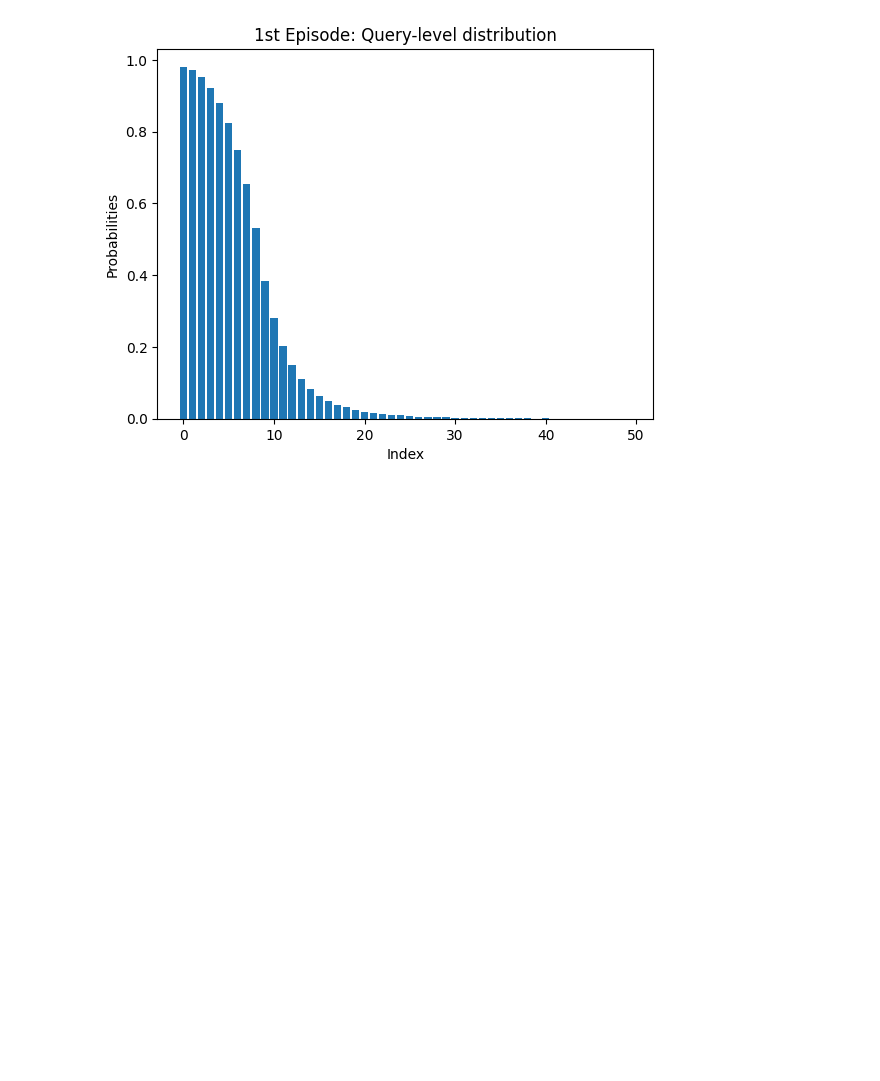
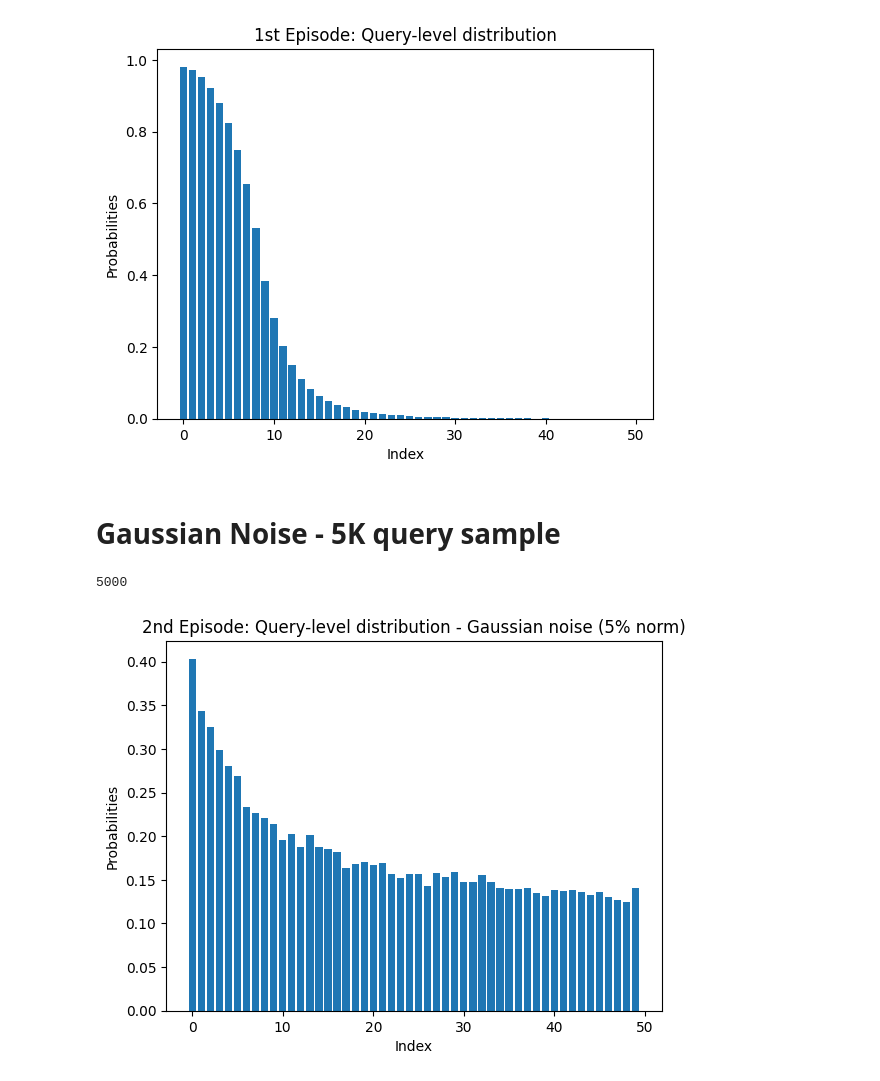
Before and after one commit to JMVCoelho/tevatron, a Jupyter notebook: plots.ipynb, the cells around one changed output. Cells and saved outputs as stored; diff of their text form; code cells hidden in the pictures; blank space fills up the shorter version.

Commit message:
update experiment w/ group-level sampling

```diff
--- a/plots.ipynb
+++ b/plots.ipynb
@@ -1101,3 +1101,47 @@ plt.title('1st Episode: Query-level distribution')
 plt.show()
 # %% [output]
 [figure]
+# %% [markdown]
+# Gaussian Noise - 5K query sample
+# %%
+import pickle
+import torch
+import numpy as np
+import io
+import matplotlib.pyplot as plt
+import collections
+
+
+class CPU_Unpickler(pickle.Unpickler):
+    def find_class(self, module, name):
+        if module == 'torch.storage' and name == '_load_from_bytes':
+            return lambda b: torch.load(io.BytesIO(b), map_location='cpu')
+        else: return super().find_class(module, name)
+
+with open("/home/jmcoelho/tevatron/hardnegs_less_opacus.full.qs.0.txt_dotprods.5pc.gaussian.noise.pkl", 'rb') as h:
+    data = CPU_Unpickler(h).load()
+
+dot_products = list(data.values())
+
+print(len(dot_products))
+
+counter = collections.defaultdict(int)
+for dot_product in dot_products:
+    vals, idxs = torch.topk(dot_product, k=9)
+    for idx in idxs:
+        counter[idx.item()] += 1
+
+sorted_counter = sorted(counter.items(), key=lambda x: x[1], reverse=True)
+
+x = [sc[0] for sc in sorted_counter]
+y = [sc[1]/len(dot_products) for sc in sorted_counter]
+
+plt.bar(x, y)
+plt.xlabel('Index')
+plt.ylabel('Probabilities')
+plt.title('2nd Episode: Query-level distribution - Gaussian noise (5% norm)')
+
+plt.show()
+# %% [output]
+5000
+[figure, added]
```
Also changed, not shown: parts of 5 cells of this notebook, 17 other files.
